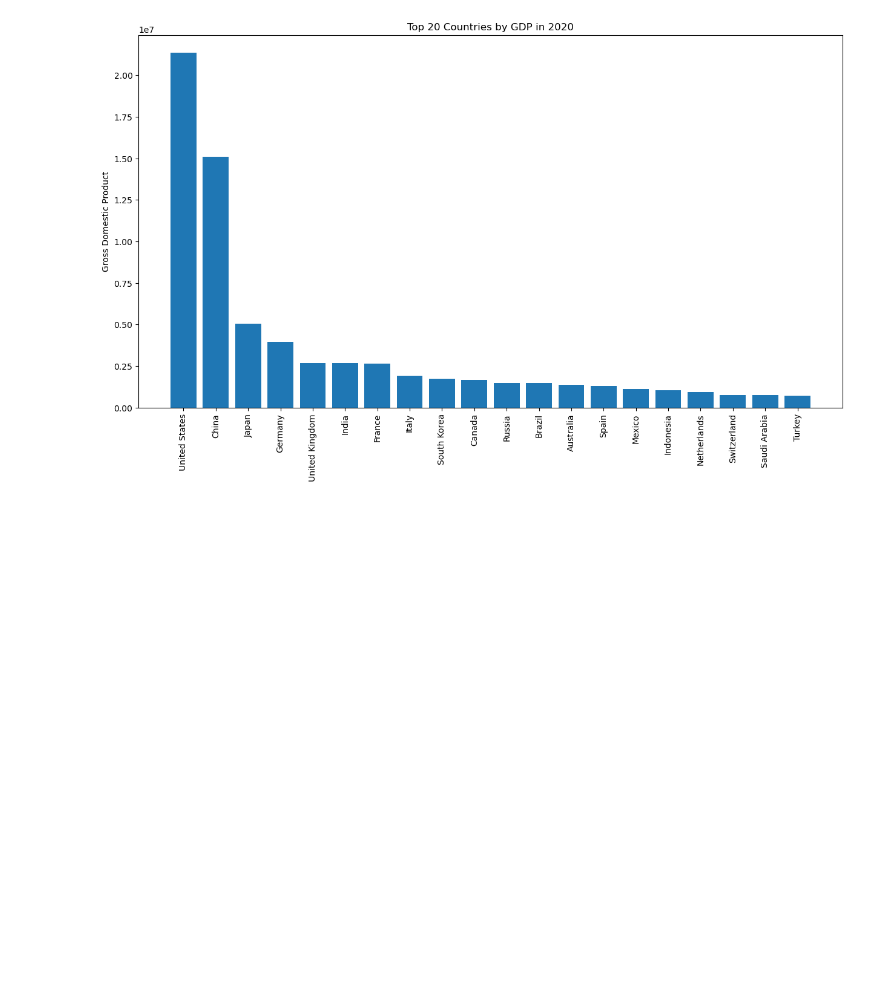
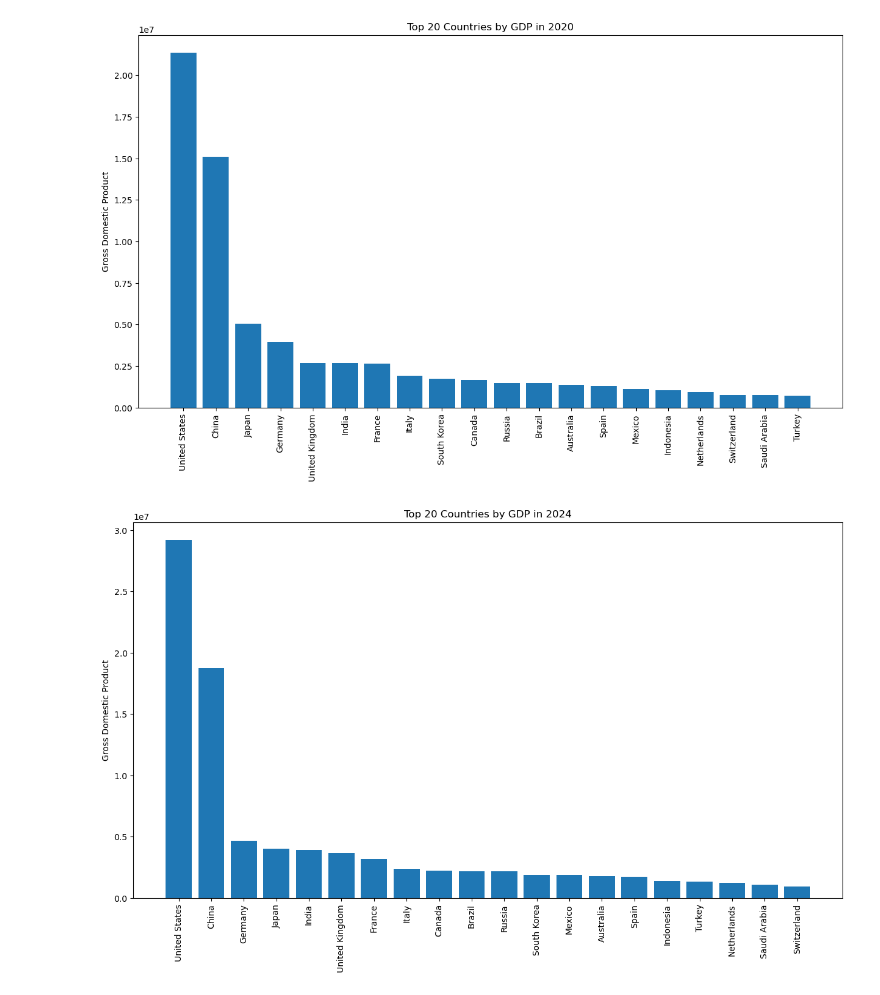
Before and after one commit to JesusPlascencia1/DATA201_Jesus_Plascencia_Code, a Jupyter notebook: Day3/HW_day3.ipynb, the cells around one changed output. Drawn from its saved outputs; the diff is of its cells as text; code cells hidden in the pictures; blank space fills up the shorter version.

```diff
--- a/Day3/HW_day3.ipynb
+++ b/Day3/HW_day3.ipynb
@@ -334,6 +334,19 @@ plt.xticks(rotation=90)
 plt.show()
 # %% [output]
 [figure]
+# %%
+year = '2024'
+top20_2024 = df[['Country', year]].sort_values(by=year, ascending = False).head(20)
+
+plt.figure(figsize=(15,8))
+plt.bar(top20_2024['Country'], top20_2024[year])
+
+plt.title("Top 20 Countries by GDP in 2024")
+plt.ylabel("Gross Domestic Product")
+plt.xticks(rotation=90)
+plt.show()
+# %% [output]
+[figure, added]
 # %%
 #6. Come up with at least one question of your own that you can answer by analyzing the data.
 
```
Also changed, not shown: parts of 2 cells of this notebook, 1 other file.
